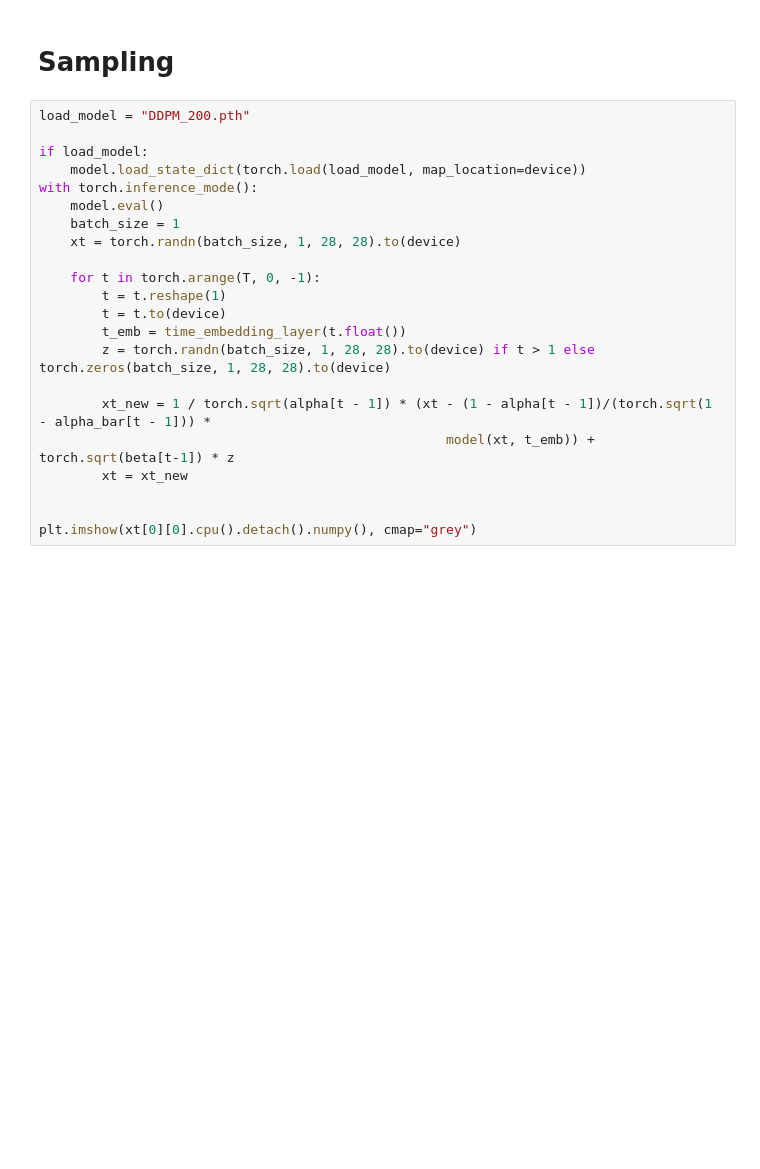
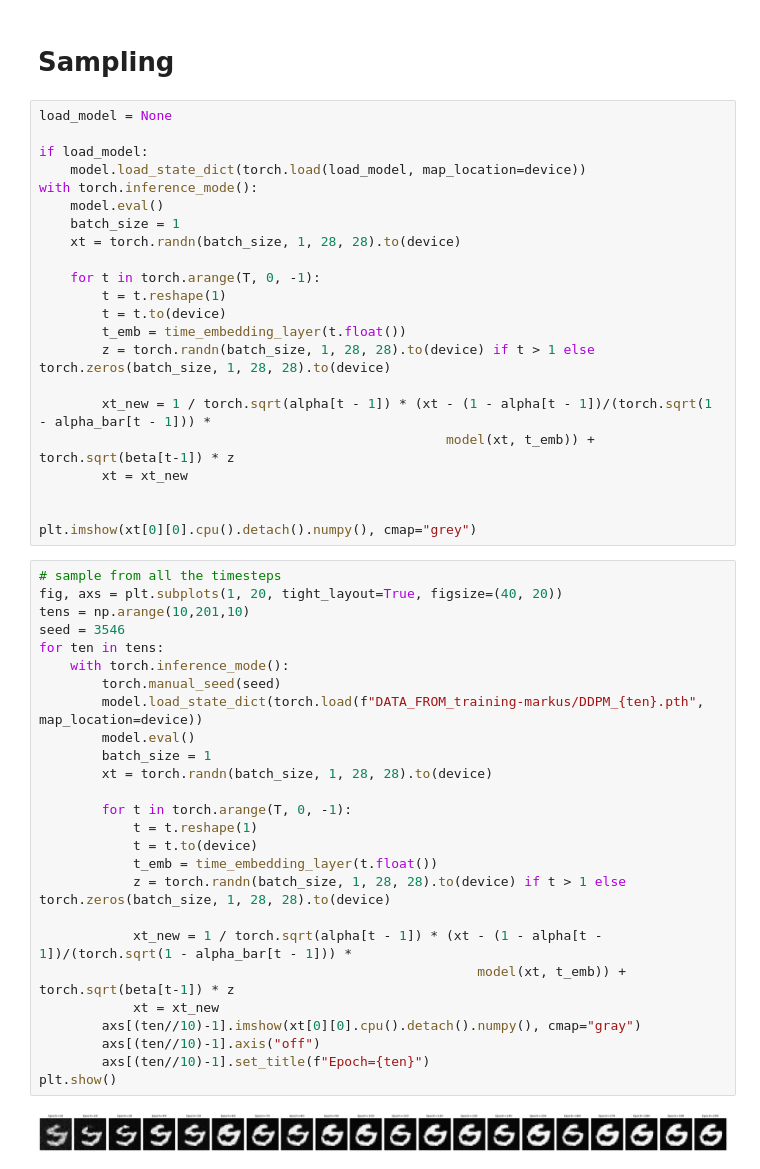
Before and after one commit to markus1573/Deep-learning-projekt, a Jupyter notebook: Training-Markus.ipynb, the cells around one changed output. Cells and saved outputs as stored; diff of their text form; blank space fills up the shorter version.

Commit message:
Tilføjet sampling for hver 10 epochs

```diff
--- a/Training-Markus.ipynb
+++ b/Training-Markus.ipynb
@@ -238,7 +238,7 @@ for epoch in range(epochs):
 # %% [markdown]
 # Sampling
 # %%
-load_model = "DDPM_200.pth"
+load_model = None
 
 if load_model:
     model.load_state_dict(torch.load(load_model, map_location=device))
@@ -259,3 +259,31 @@ with torch.inference_mode():
 
 
 plt.imshow(xt[0][0].cpu().detach().numpy(), cmap="grey")
+# %%
+# sample from all the timesteps
+fig, axs = plt.subplots(1, 20, tight_layout=True, figsize=(40, 20))
+tens = np.arange(10,201,10)
+seed = 3546
+for ten in tens:
+    with torch.inference_mode():
+        torch.manual_seed(seed)
+        model.load_state_dict(torch.load(f"DATA_FROM_training-markus/DDPM_{ten}.pth", map_location=device))
+        model.eval()
+        batch_size = 1
+        xt = torch.randn(batch_size, 1, 28, 28).to(device)
+
+        for t in torch.arange(T, 0, -1):
+            t = t.reshape(1)
+            t = t.to(device)
+            t_emb = time_embedding_layer(t.float())
+            z = torch.randn(batch_size, 1, 28, 28).to(device) if t > 1 else torch.zeros(batch_size, 1, 28, 28).to(device)
+
+            xt_new = 1 / torch.sqrt(alpha[t - 1]) * (xt - (1 - alpha[t - 1])/(torch.sqrt(1 - alpha_bar[t - 1])) *
+                                                        model(xt, t_emb)) + torch.sqrt(beta[t-1]) * z
+            xt = xt_new
+        axs[(ten//10)-1].imshow(xt[0][0].cpu().detach().numpy(), cmap="gray")
+        axs[(ten//10)-1].axis("off")
+        axs[(ten//10)-1].set_title(f"Epoch={ten}")
+plt.show()
+# %% [output]
+[figure, added]
```
Also changed, not shown: parts of 2 cells of this notebook, 1 other file.
